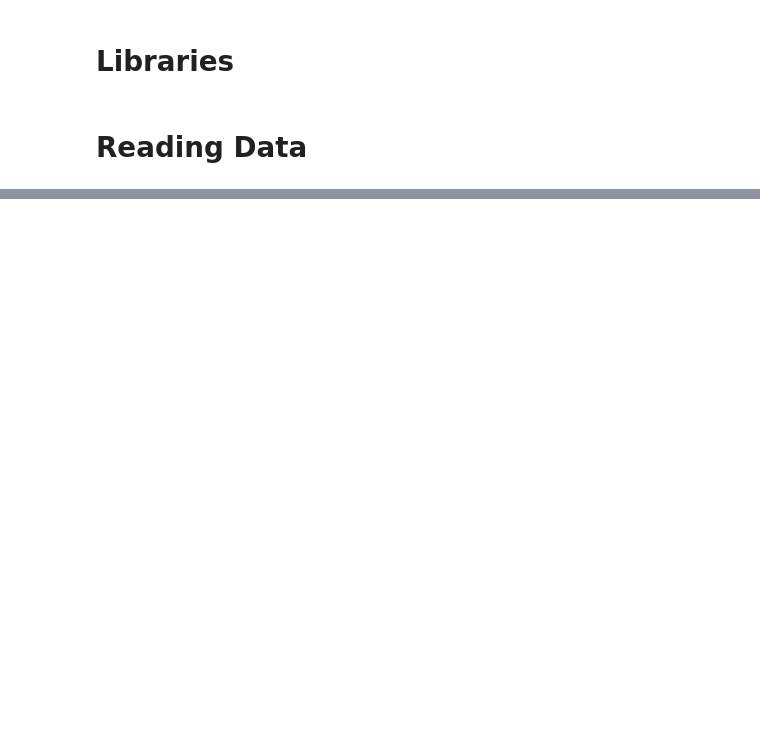
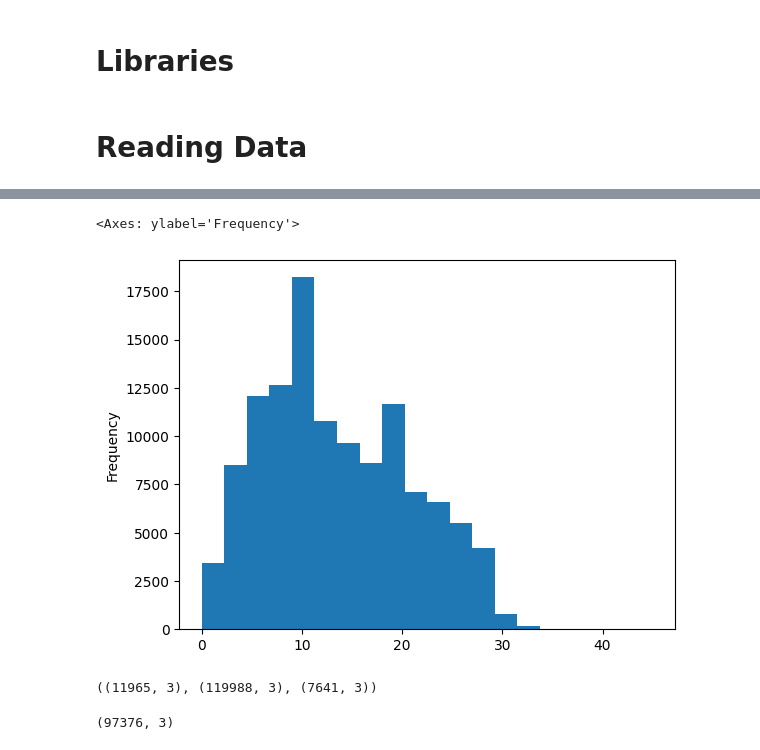
Before and after one commit to mskbasha/Sentiment_analyis, a Jupyter notebook: sentiment_analysis.ipynb, the cells around one changed output, grey strips where cells are left out. Cells and saved outputs as stored; diff of their text form; code cells hidden in the pictures; blank space fills up the shorter version.

```diff
--- a/sentiment_analysis.ipynb
+++ b/sentiment_analysis.ipynb
@@ -122,4 +19,0 @@ padded_sequences.shape,data.sentiment.shape
-# %%
-y = pd.get_dummies(data.sentiment)
-x = padded_sequences
-x_train,x_test,y_train,y_test = train_test_split(x,y,test_size=0.25)
@@ -194,0 +50,6 @@ model = Decoder(30,10,140,500,embedding_dim).cuda()
+# %%
+from datasets import load_dataset
+import re
+dataset = load_dataset("carblacac/twitter-sentiment-analysis")
+data = pd.DataFrame(dataset['train'])
+data.text = data.text.apply(lambda x:re.sub(r'@\w+\b','',x))
@@ -194,0 +58,20 @@ model = Decoder(30,10,140,500,embedding_dim).cuda()
+# %%
+regex = re.compile(r'<[^>]+>')
+
+def remove_html(string):
+
+    return regex.sub(' ', string)
+
+data.text = data.text.apply(lambda x:remove_html(x.lower()))
+import re
+regex = re.compile(r'<[^>]+>')
+
+def remove_html(string):
+
+    return regex.sub(' ', string)
+
+data.text = data.text.apply(lambda x:remove_html(x.lower()))
+data.text = data.text.apply(lambda x:re.sub(r'[^a-zA-Z0-9\s]', ' ', x))
+data.text = data.text.apply(lambda x:' '.join(x.split()))
+# %%
+data['lengths'] = data.text.apply(lambda x:len(x.split()))
@@ -194,0 +84,9 @@ model = Decoder(30,10,140,500,embedding_dim).cuda()
+# %%
+data.lengths.plot.hist(bins=20)
+# %% [output]
+<Axes: ylabel='Frequency'>
+[figure, added]
+# %%
+data[data.lengths<=4].shape,data.shape,data[data.lengths>25].shape
+# %% [output]
+((11965, 3), (119988, 3), (7641, 3))
@@ -194,0 +96,4 @@ model = Decoder(30,10,140,500,embedding_dim).cuda()
+# %%
+data.shape
+# %% [output]
+(97376, 3)
```
Also changed, not shown: parts of 58 cells of this notebook.
